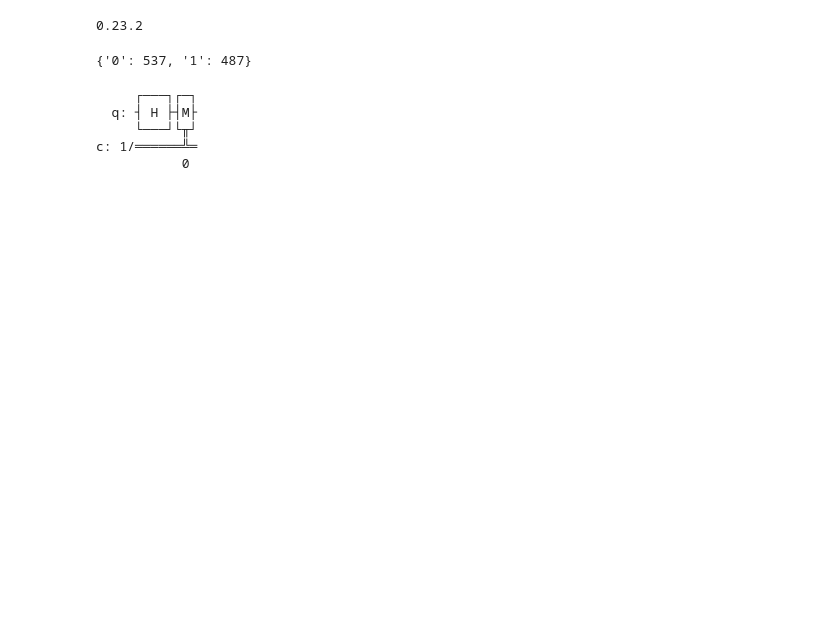
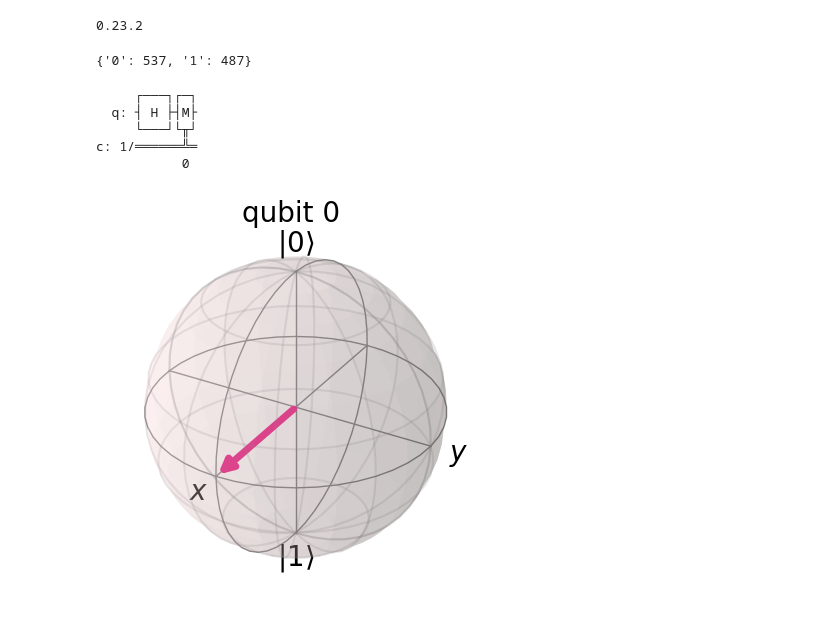
Before and after one commit to FionnMacSweeney/EmergingTechnologies, a Jupyter notebook: project.ipynb, the cells around one changed output. Cells and saved outputs as stored; diff of their text form; code cells hidden in the pictures; blank space fills up the shorter version.

Commit message:
blochs sphere

```diff
--- a/project.ipynb
+++ b/project.ipynb
@@ -71,3 +71,9 @@ circuit.draw()
      └───┘└╥┘
 c: 1/══════╩═
            0
+# %%
+statevector_simulator = Aer.get_backend('statevector_simulator')
+statevector = execute(circuit.remove_final_measurements(inplace=False), statevector_simulator).result().get_statevector()
+plot_bloch_multivector(statevector)
+# %% [output]
+[figure, added]
```
Also changed, not shown: parts of 1 cell of this notebook.
